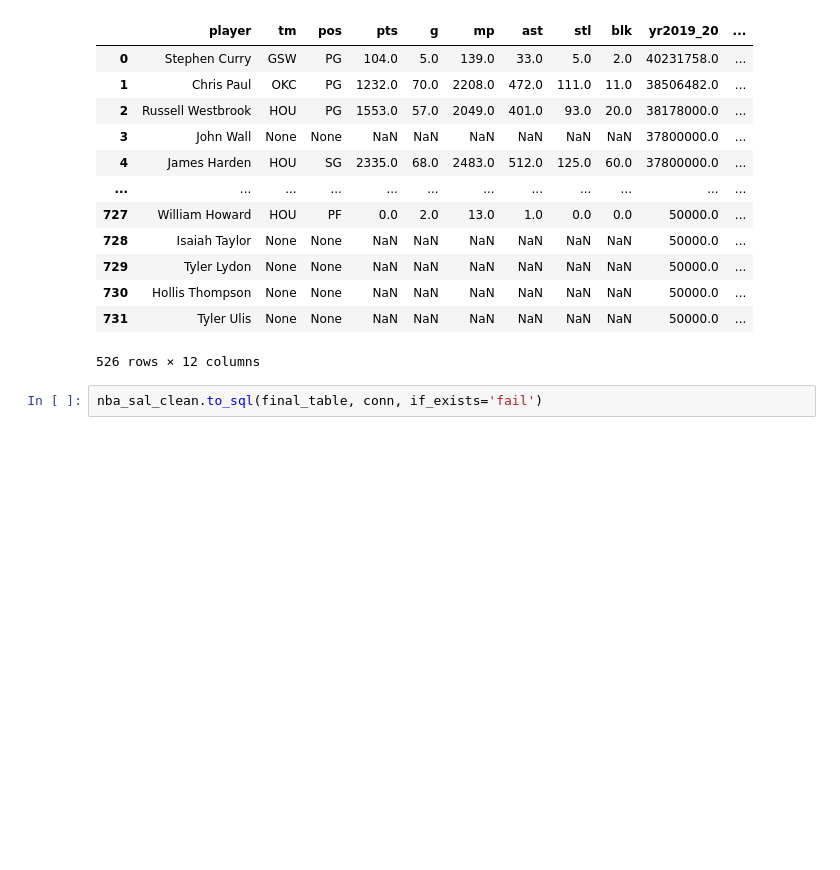
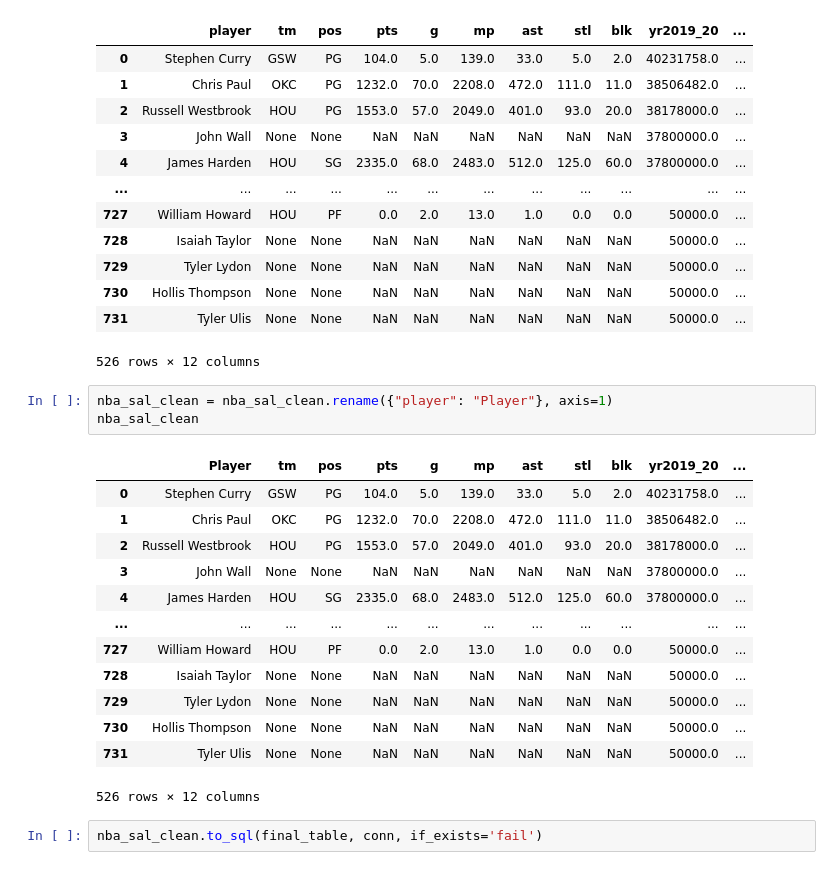
Before and after one commit to gportes24/NBA_salary_analytics, a Jupyter notebook: Resources/starter_code.ipynb, the cells around one changed output. Drawn from its saved outputs; the diff is of its cells as text; blank space fills up the shorter version.

```diff
--- a/Resources/starter_code.ipynb
+++ b/Resources/starter_code.ipynb
@@ -604,6 +603,23 @@ nba_sal_clean
 | 730 | Hollis Thompson | None | None | NaN | NaN | NaN | NaN | NaN | NaN | 50000.0 | ... |
 | 731 | Tyler Ulis | None | None | NaN | NaN | NaN | NaN | NaN | NaN | 50000.0 | ... |
 526 rows × 12 columns
+# %%
+nba_sal_clean = nba_sal_clean.rename({"player": "Player"}, axis=1)
+nba_sal_clean
+# %% [output]
+|  | Player | tm | pos | pts | g | mp | ast | stl | blk | yr2019_20 | ... |
+| 0 | Stephen Curry | GSW | PG | 104.0 | 5.0 | 139.0 | 33.0 | 5.0 | 2.0 | 40231758.0 | ... |
+| 1 | Chris Paul | OKC | PG | 1232.0 | 70.0 | 2208.0 | 472.0 | 111.0 | 11.0 | 38506482.0 | ... |
+| 2 | Russell Westbrook | HOU | PG | 1553.0 | 57.0 | 2049.0 | 401.0 | 93.0 | 20.0 | 38178000.0 | ... |
+| 3 | John Wall | None | None | NaN | NaN | NaN | NaN | NaN | NaN | 37800000.0 | ... |
+| 4 | James Harden | HOU | SG | 2335.0 | 68.0 | 2483.0 | 512.0 | 125.0 | 60.0 | 37800000.0 | ... |
+| ... | ... | ... | ... | ... | ... | ... | ... | ... | ... | ... | ... |
+| 727 | William Howard | HOU | PF | 0.0 | 2.0 | 13.0 | 1.0 | 0.0 | 0.0 | 50000.0 | ... |
+| 728 | Isaiah Taylor | None | None | NaN | NaN | NaN | NaN | NaN | NaN | 50000.0 | ... |
+| 729 | Tyler Lydon | None | None | NaN | NaN | NaN | NaN | NaN | NaN | 50000.0 | ... |
+| 730 | Hollis Thompson | None | None | NaN | NaN | NaN | NaN | NaN | NaN | 50000.0 | ... |
+| 731 | Tyler Ulis | None | None | NaN | NaN | NaN | NaN | NaN | NaN | 50000.0 | ... |
+526 rows × 12 columns
 # %%
 nba_sal_clean.to_sql(final_table, conn, if_exists='fail')
 # %% [output]
```
Also changed, not shown: parts of 14 cells of this notebook.
